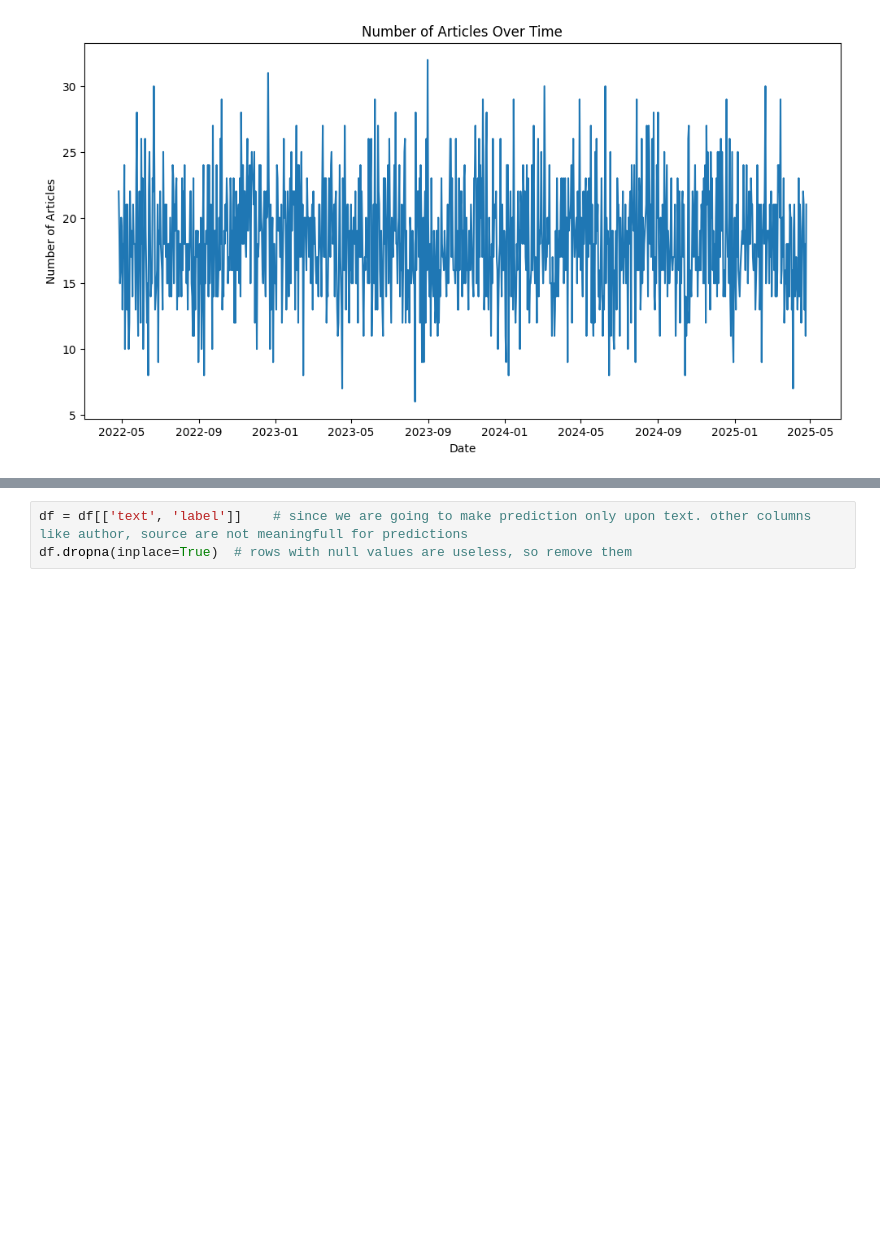
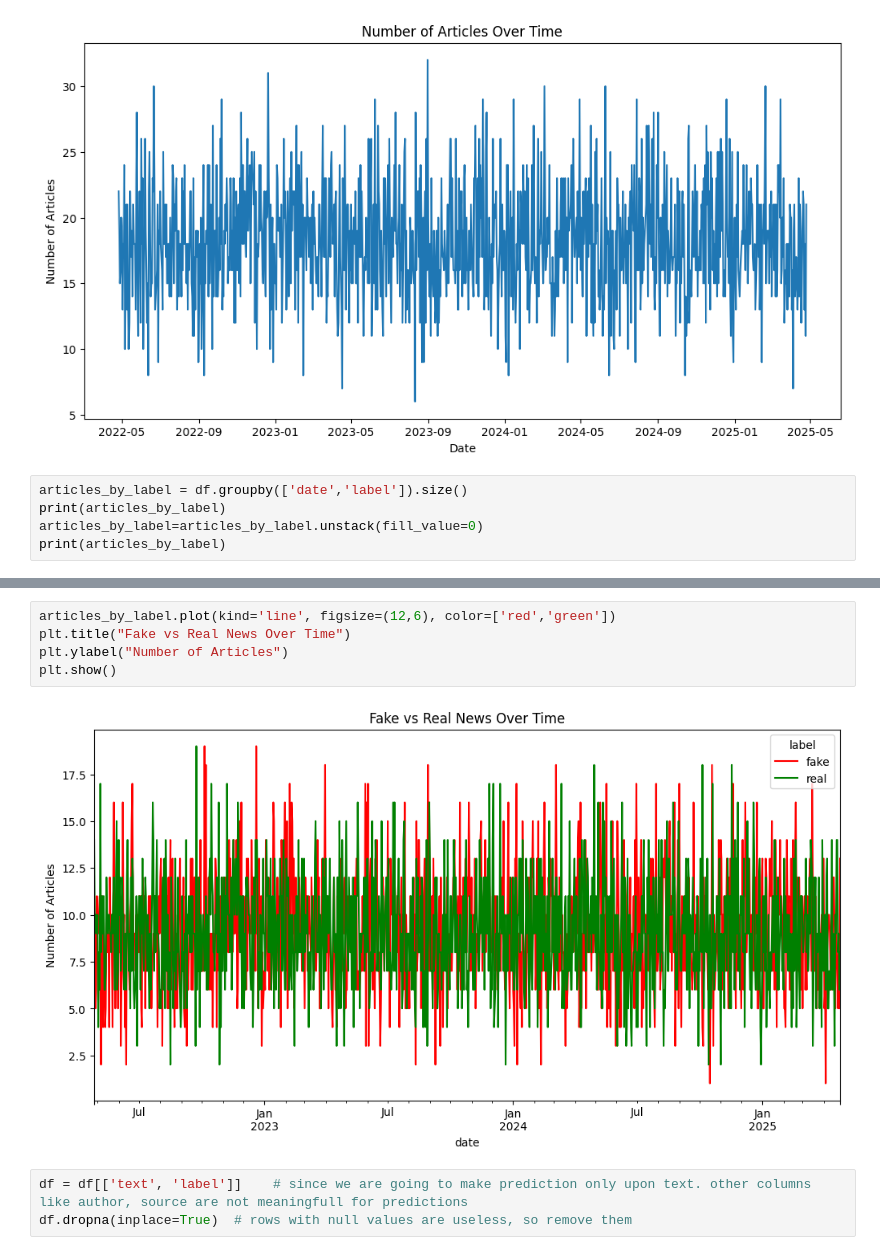
Before and after one commit to Rehman047/Fake-News-Detector-using-Support-Vector-Machine, a Jupyter notebook: Fake_News_Detector.ipynb, the cells around one changed output, grey strips where cells are left out. Saved outputs shown, nothing was run; the diff lists cells and outputs as text; blank space fills up the shorter version.

Commit message:
added a line plot to show trend of real news vs fake news over time

```diff
--- a/Fake_News_Detector.ipynb
+++ b/Fake_News_Detector.ipynb
@@ -99,3 +99,8 @@ plt.xlabel("Date")
 plt.show()
 # %% [output]
 [figure]
+# %%
+articles_by_label = df.groupby(['date','label']).size()
+print(articles_by_label)
+articles_by_label=articles_by_label.unstack(fill_value=0)
+print(articles_by_label)
@@ -102,3 +125,10 @@ plt.show()
+# %%
+articles_by_label.plot(kind='line', figsize=(12,6), color=['red','green'])
+plt.title("Fake vs Real News Over Time")
+plt.ylabel("Number of Articles")
+plt.show()
+# %% [output]
+[figure, added]
 # %%
 df = df[['text', 'label']]    # since we are going to make prediction only upon text. other columns like author, source are not meaningfull for predictions
 df.dropna(inplace=True)  # rows with null values are useless, so remove them
```
Also changed, not shown: parts of 1 cell of this notebook.
